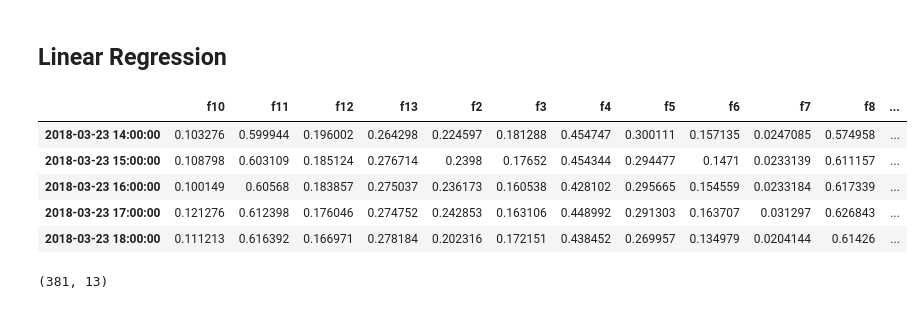
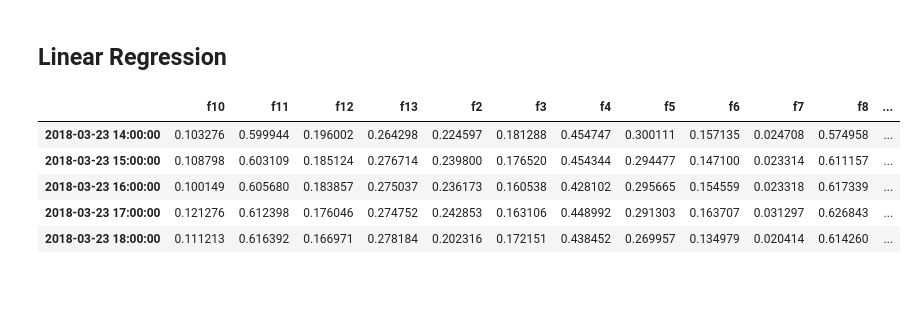
Before and after one commit to tonca/cryptocashtags, a Jupyter notebook: notebooks/Linear_Regression.ipynb, the cells around one changed output. Cells and saved outputs as stored; diff of their text form; code cells hidden in the pictures.

```diff
--- a/notebooks/Linear_Regression.ipynb
+++ b/notebooks/Linear_Regression.ipynb
@@ -15,6 +15,7 @@ query = "SELECT * FROM vart_1h"
 data = pd.read_sql_query(query,db)
 data['date'] = pd.to_datetime(data['date'])
 data.sort_values(by=['date','tag'], inplace=True)
+data[data.columns[2:]] = data[data.columns[2:]].apply(pd.to_numeric, errors='coerce')
 data.head()
 # %% [output]
 |  | tag | date | f1 | f10 | f11 | f12 | f13 | f2 | f3 | f4 | f5 | ... |
@@ -180,13 +234,13 @@ plt.show()
 ## Linear Regression
 # %%
 idx = pd.date_range(min(tdiv_btc.index), max(tdiv_btc.index), freq='h')
-filled_btc = tdiv_btc.reindex(idx, fill_value='nearest')
+filled_btc = tdiv_btc.reindex(idx, method='nearest')
 
 filled_btc.head()
 # %% [output]
 |  | f10 | f11 | f12 | f13 | f2 | f3 | f4 | f5 | f6 | f7 | f8 | ... |
-| 2018-03-23 14:00:00 | 0.103276 | 0.599944 | 0.196002 | 0.264298 | 0.224597 | 0.181288 | 0.454747 | 0.300111 | 0.157135 | 0.0247085 | 0.574958 | ... |
-| 2018-03-23 15:00:00 | 0.108798 | 0.603109 | 0.185124 | 0.276714 | 0.2398 | 0.17652 | 0.454344 | 0.294477 | 0.1471 | 0.0233139 | 0.611157 | ... |
-| 2018-03-23 16:00:00 | 0.100149 | 0.60568 | 0.183857 | 0.275037 | 0.236173 | 0.160538 | 0.428102 | 0.295665 | 0.154559 | 0.0233184 | 0.617339 | ... |
+| 2018-03-23 14:00:00 | 0.103276 | 0.599944 | 0.196002 | 0.264298 | 0.224597 | 0.181288 | 0.454747 | 0.300111 | 0.157135 | 0.024708 | 0.574958 | ... |
+| 2018-03-23 15:00:00 | 0.108798 | 0.603109 | 0.185124 | 0.276714 | 0.239800 | 0.176520 | 0.454344 | 0.294477 | 0.147100 | 0.023314 | 0.611157 | ... |
+| 2018-03-23 16:00:00 | 0.100149 | 0.605680 | 0.183857 | 0.275037 | 0.236173 | 0.160538 | 0.428102 | 0.295665 | 0.154559 | 0.023318 | 0.617339 | ... |
 | 2018-03-23 17:00:00 | 0.121276 | 0.612398 | 0.176046 | 0.274752 | 0.242853 | 0.163106 | 0.448992 | 0.291303 | 0.163707 | 0.031297 | 0.626843 | ... |
-| 2018-03-23 18:00:00 | 0.111213 | 0.616392 | 0.166971 | 0.278184 | 0.202316 | 0.172151 | 0.438452 | 0.269957 | 0.134979 | 0.0204144 | 0.61426 | ... |
+| 2018-03-23 18:00:00 | 0.111213 | 0.616392 | 0.166971 | 0.278184 | 0.202316 | 0.172151 | 0.438452 | 0.269957 | 0.134979 | 0.020414 | 0.614260 | ... |
@@ -198,4 +246,0 @@ filled_btc_4 = filled_btc.shift(4).add_suffix('_4')
-# %%
-filled_btc_4.shape
-# %% [output]
-(381, 13)
```
Also changed, not shown: parts of 25 cells of this notebook.
